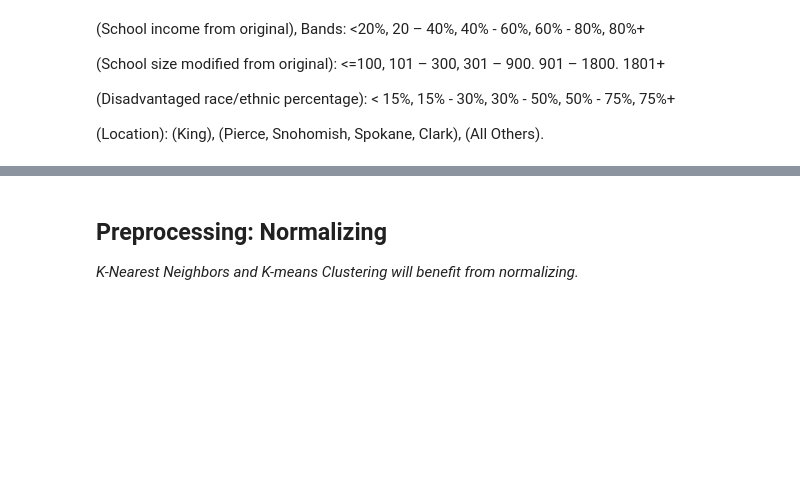
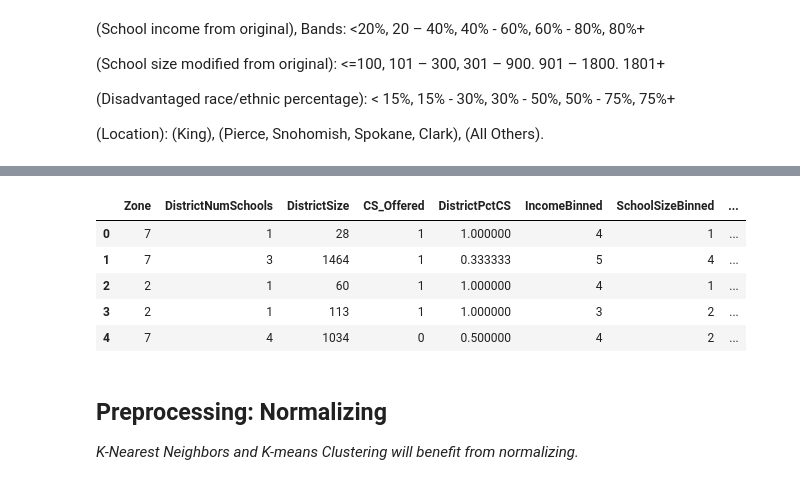
Before and after one commit to brinkbrink/WA_CS_v2, a Jupyter notebook: SchoolAnalysis.ipynb, the cells around one changed output, grey strips where cells are left out. Drawn from its saved outputs; the diff is of its cells as text; code cells hidden in the pictures; blank space fills up the shorter version.

```diff
--- a/SchoolAnalysis.ipynb
+++ b/SchoolAnalysis.ipynb
@@ -286,7 +279,7 @@ size_labels = ['1', '2', '3', '4', '5']
 bipoc_bins = [-float('inf'), .15, .30, .50, .75, float('inf')]
 bipoc_labels = ['1', '2', '3', '4', '5']
 
-reduced_ospi['income_binned'] = pd.cut(ospi_data['PercentLowIncome'], bins=income_bins, labels=income_labels)
-reduced_ospi['size_binned'] = pd.cut(ospi_data['AllStudents'], bins=size_bins, labels=size_labels)
-reduced_ospi['bipoc_binned'] = pd.cut(ospi_data['PercentBIPOC'], bins=bipoc_bins, labels=bipoc_labels)
+reduced_ospi['IncomeBinned'] = pd.cut(ospi_data['PercentLowIncome'], bins=income_bins, labels=income_labels)
+reduced_ospi['SchoolSizeBinned'] = pd.cut(ospi_data['AllStudents'], bins=size_bins, labels=size_labels)
+reduced_ospi['BIPOCBinned'] = pd.cut(ospi_data['PercentBIPOC'], bins=bipoc_bins, labels=bipoc_labels)
 # %%
@@ -357,3 +347,15 @@ df_for_tree.head()
+# %%
+## First version, using all available features without further feature engineering
+df_for_tree_v2 = reduced_ospi.loc[:, ('Zone','DistrictNumSchools','DistrictSize','CS_Offered','DistrictPctCS','IncomeBinned','SchoolSizeBinned','BIPOCBinned')]
+# %%
+df_for_tree_v2.head()
+# %% [output]
+|  | Zone | DistrictNumSchools | DistrictSize | CS_Offered | DistrictPctCS | IncomeBinned | SchoolSizeBinned | ... |
+| 0 | 7 | 1 | 28 | 1 | 1.000000 | 4 | 1 | ... |
+| 1 | 7 | 3 | 1464 | 1 | 0.333333 | 5 | 4 | ... |
+| 2 | 2 | 1 | 60 | 1 | 1.000000 | 4 | 1 | ... |
+| 3 | 2 | 1 | 113 | 1 | 1.000000 | 3 | 2 | ... |
+| 4 | 7 | 4 | 1034 | 0 | 0.500000 | 4 | 2 | ... |
 # %% [markdown]
 ## Preprocessing: Normalizing
 *K-Nearest Neighbors and K-means Clustering will benefit from normalizing.*
```
Also changed, not shown: parts of 54 cells of this notebook.
